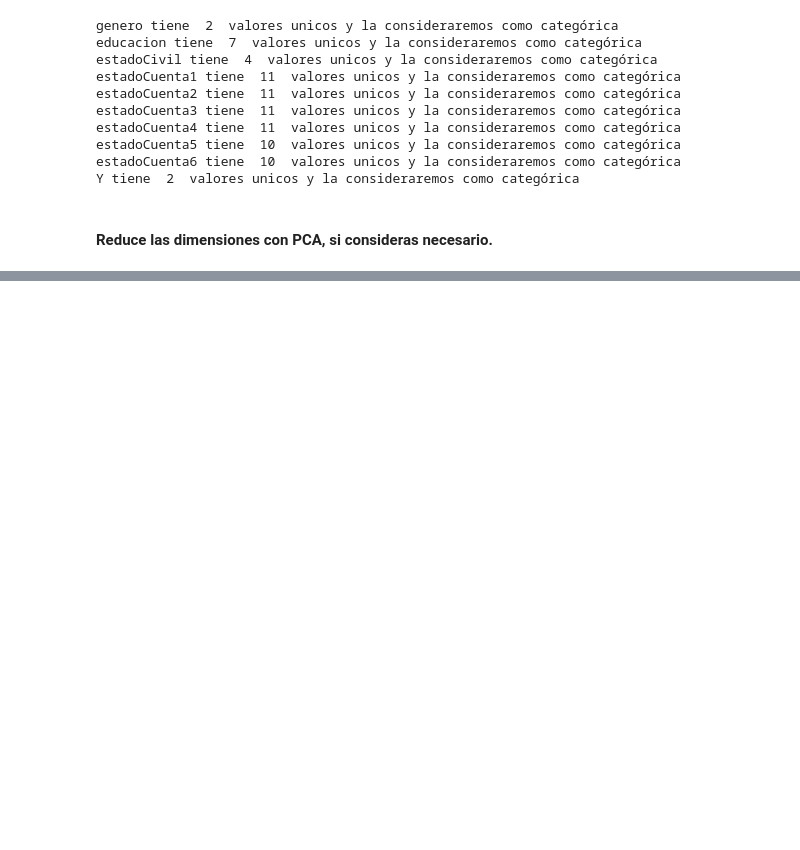
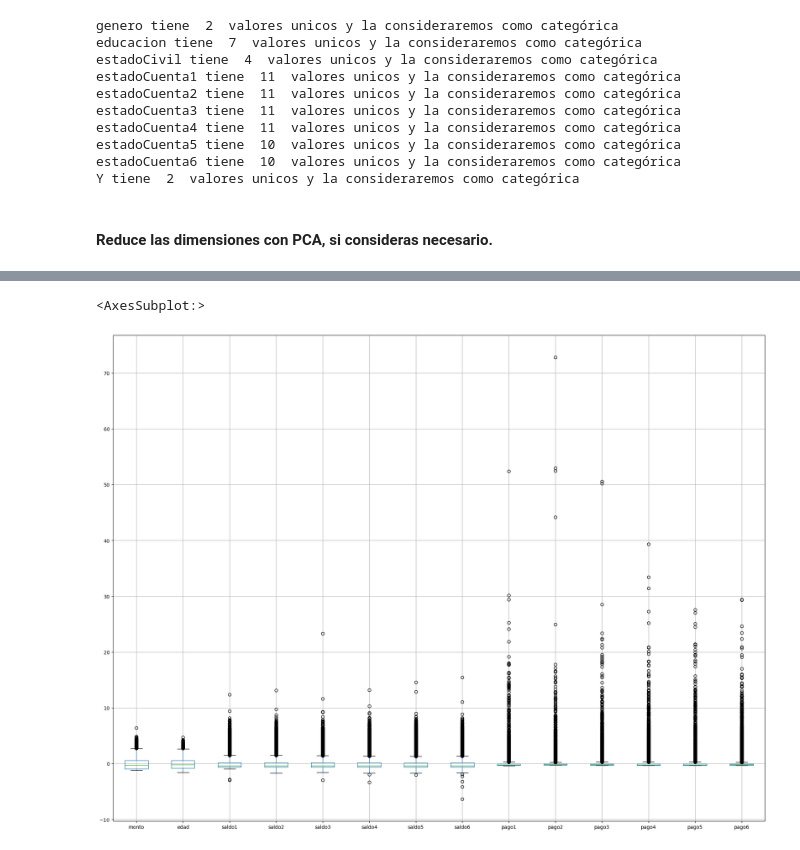
Before and after one commit to PosgradoMNA/JoseMtanous, a Jupyter notebook: JoseMtanousA00169781Semana6Visualizacion.ipynb, the cells around one changed output, grey strips where cells are left out. Saved outputs shown, nothing was run; the diff lists cells and outputs as text; code cells hidden in the pictures; blank space fills up the shorter version.

```diff
--- a/JoseMtanousA00169781Semana6Visualizacion.ipynb
+++ b/JoseMtanousA00169781Semana6Visualizacion.ipynb
@@ -139,0 +282,6 @@ Y tiene  2  valores unicos y la consideraremos como categórica
+# %%
+#
+dfNumericNormalized.boxplot(figsize=(24, 18))
+# %% [output]
+<AxesSubplot:>
+[figure, added]
```
Also changed, not shown: parts of 19 cells of this notebook.
